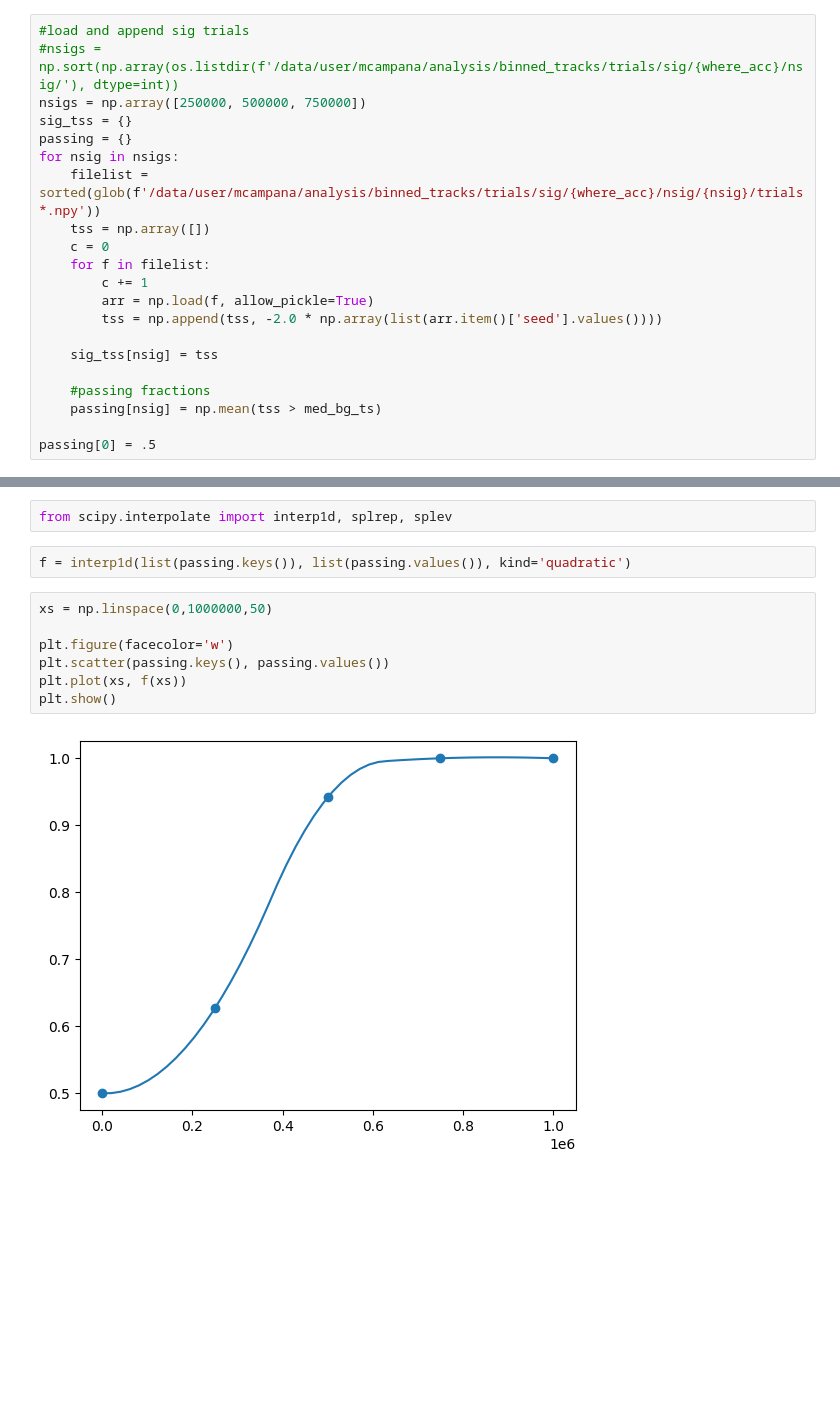
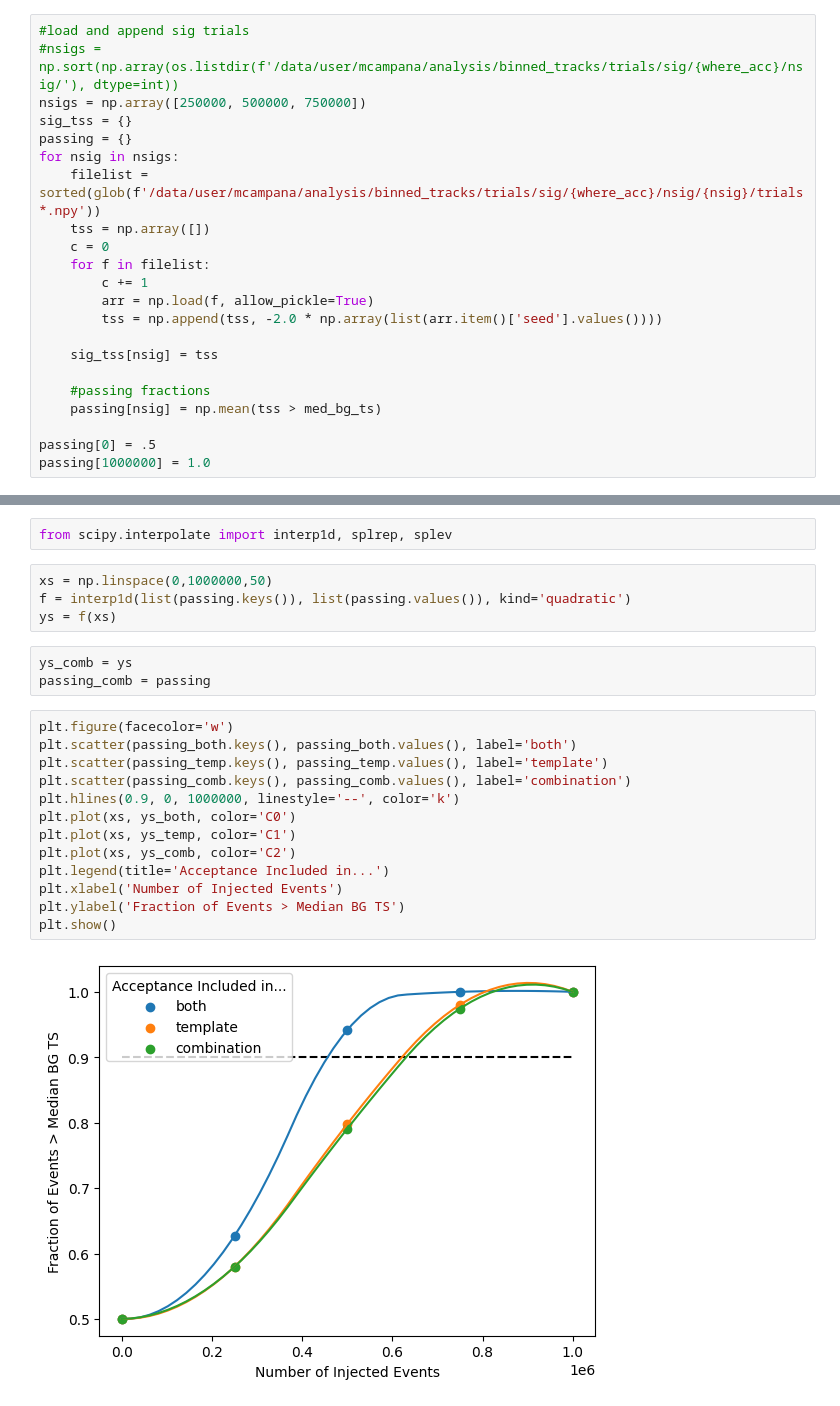
Before and after one commit to MACampana/BinnedTracks, a Jupyter notebook: BinnedAnalysis.ipynb, the cells around one changed output, grey strips where cells are left out. Cells and saved outputs as stored; diff of their text form; blank space fills up the shorter version.

```diff
--- a/BinnedAnalysis.ipynb
+++ b/BinnedAnalysis.ipynb
@@ -909,5 +910,6 @@ for nsig in nsigs:
     passing[nsig] = np.mean(tss > med_bg_ts)
 
 passing[0] = .5
+passing[1000000] = 1.0
 # %%
 plt.figure(facecolor='w')
@@ -924,14 +924,25 @@ plt.show()
 # %%
 from scipy.interpolate import interp1d, splrep, splev
 # %%
+xs = np.linspace(0,1000000,50)
 f = interp1d(list(passing.keys()), list(passing.values()), kind='quadratic')
+ys = f(xs)
+# %%
+ys_comb = ys
+passing_comb = passing
 # %%
-xs = np.linspace(0,1000000,50)
-
 plt.figure(facecolor='w')
-plt.scatter(passing.keys(), passing.values())
-plt.plot(xs, f(xs))
+plt.scatter(passing_both.keys(), passing_both.values(), label='both')
+plt.scatter(passing_temp.keys(), passing_temp.values(), label='template')
+plt.scatter(passing_comb.keys(), passing_comb.values(), label='combination')
+plt.hlines(0.9, 0, 1000000, linestyle='--', color='k')
+plt.plot(xs, ys_both, color='C0')
+plt.plot(xs, ys_temp, color='C1')
+plt.plot(xs, ys_comb, color='C2')
+plt.legend(title='Acceptance Included in...')
+plt.xlabel('Number of Injected Events')
+plt.ylabel('Fraction of Events > Median BG TS')
 plt.show()
 # %% [output]
-[figure, old version]
+[figure, new version]
 # %%
```
Also changed, not shown: parts of 8 cells of this notebook, 4 other files.
